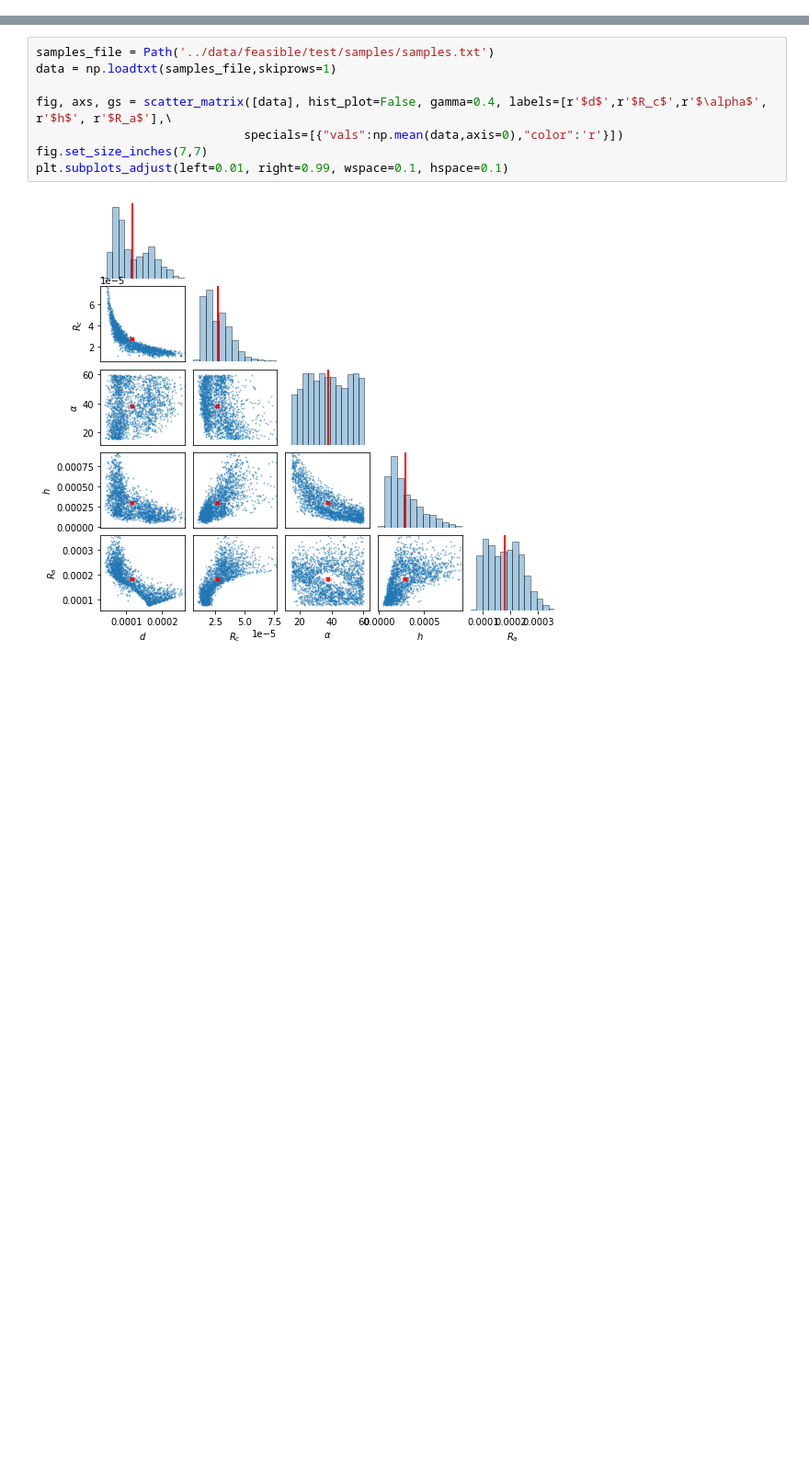
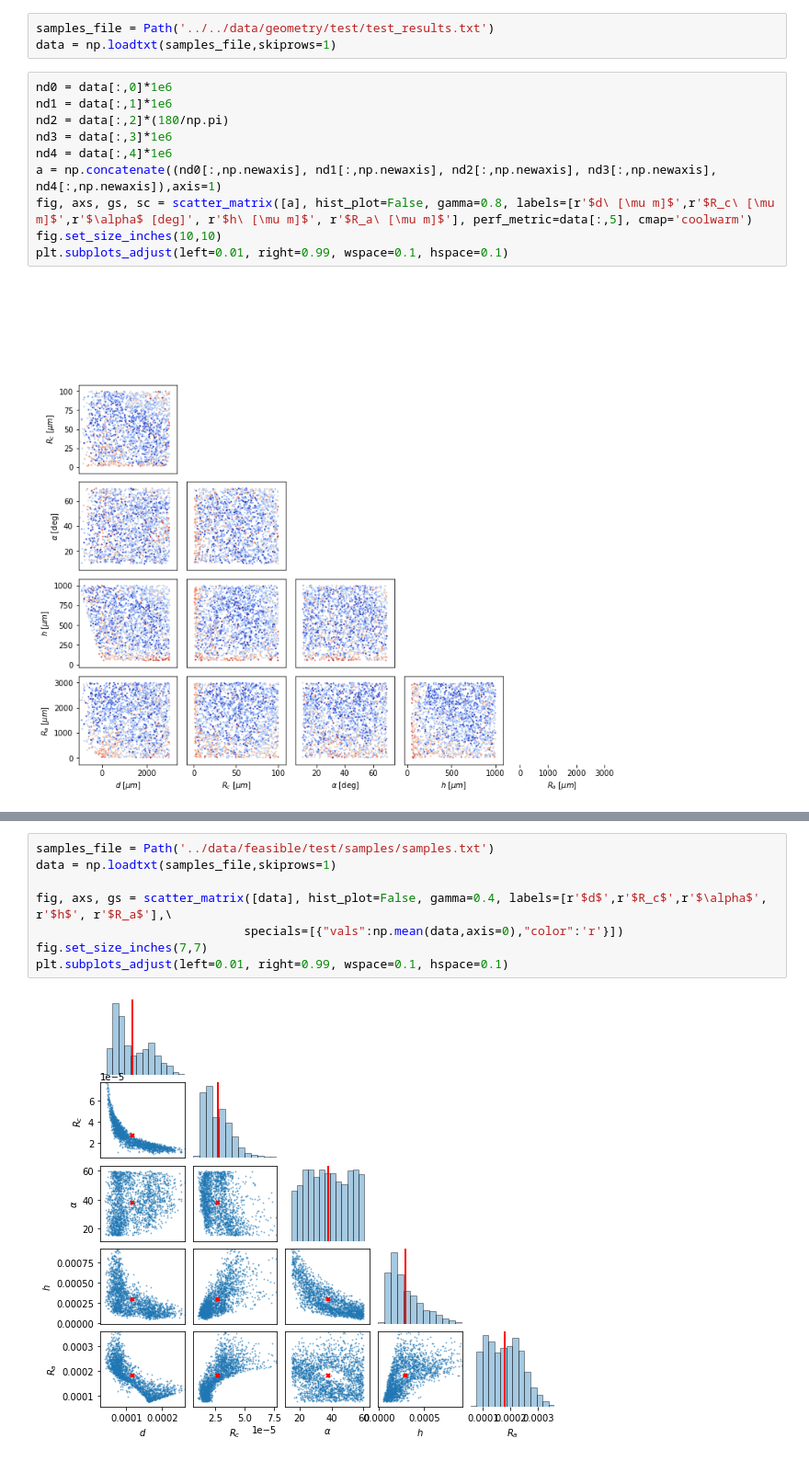
Before and after one commit to eckelsjd/espet_pde, a Jupyter notebook: src/postproc/view_samples.ipynb, the cells around one changed output, grey strips where cells are left out. Shown at 92% size. Drawn from its saved outputs; the diff is of its cells as text; blank space fills up the shorter version.

```diff
--- a/src/postproc/view_samples.ipynb
+++ b/src/postproc/view_samples.ipynb
@@ -16,3 +19,18 @@ from collections import namedtuple
 from matplotlib import rc
 from matplotlib.gridspec import GridSpec
 import matplotlib.colors as mcolors
+# %%
+samples_file = Path('../../data/geometry/test/test_results.txt')
+data = np.loadtxt(samples_file,skiprows=1)
+# %%
+nd0 = data[:,0]*1e6
+nd1 = data[:,1]*1e6
+nd2 = data[:,2]*(180/np.pi)
+nd3 = data[:,3]*1e6
+nd4 = data[:,4]*1e6
+a = np.concatenate((nd0[:,np.newaxis], nd1[:,np.newaxis], nd2[:,np.newaxis], nd3[:,np.newaxis], nd4[:,np.newaxis]),axis=1)
+fig, axs, gs, sc = scatter_matrix([a], hist_plot=False, gamma=0.8, labels=[r'$d\ [\mu m]$',r'$R_c\ [\mu m]$',r'$\alpha$ [deg]', r'$h\ [\mu m]$', r'$R_a\ [\mu m]$'], perf_metric=data[:,5], cmap='coolwarm')
+fig.set_size_inches(10,10)
+plt.subplots_adjust(left=0.01, right=0.99, wspace=0.1, hspace=0.1)
+# %% [output]
+[figure, added]
```
Also changed, not shown: parts of 4 cells of this notebook, 18 other files.
